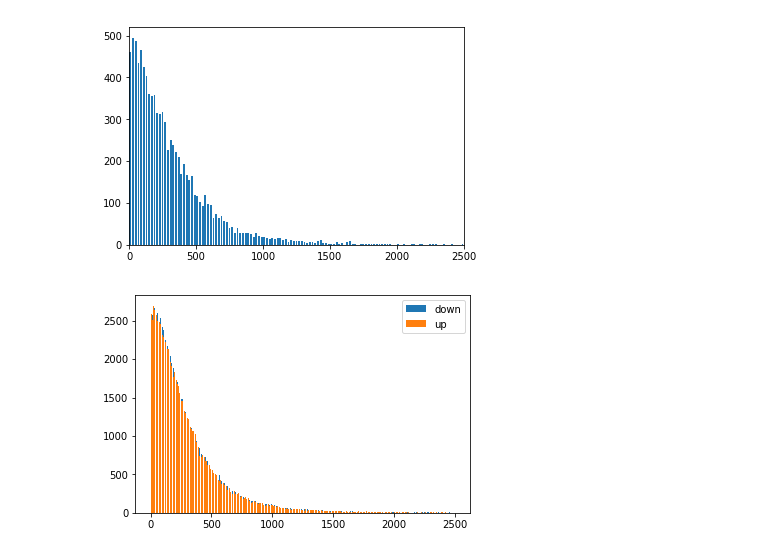
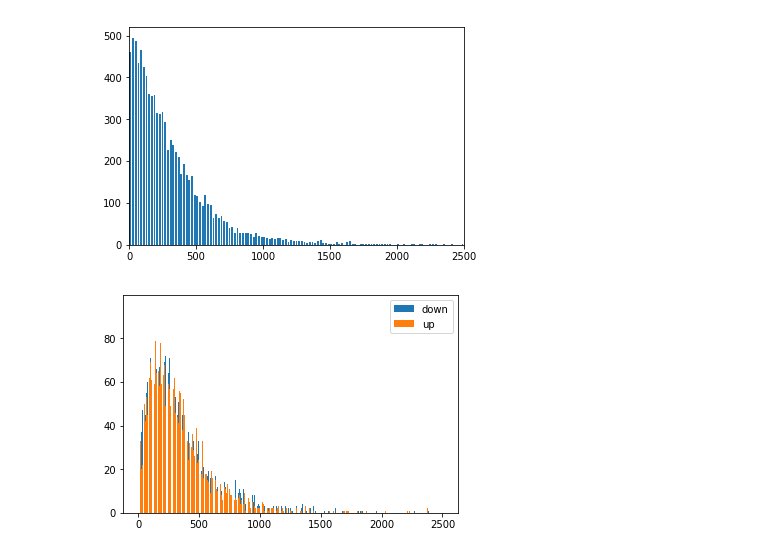
Before and after one commit to Meteoricer/OpenMP, a Jupyter notebook: diffusion_statistics.ipynb, the cells around one changed output. Saved outputs shown, nothing was run; the diff lists cells and outputs as text; code cells hidden in the pictures.

```diff
--- a/diffusion_statistics.ipynb
+++ b/diffusion_statistics.ipynb
@@ -5,10 +59,25 @@ import scipy.stats
 # %%
-f=open('diffusion_statistics.txt','r')
+f=open('depolymerization_statistics.txt','r')
 f.readline()
-up=[]
-down=[]
+depoly=[]
+
+count=0
+length=5
 for line in f.readlines():
     data=line.split()
-    up.append(data[0::4])
-    down.append(data[1::4])
+    data=np.array(data,dtype=int)
+    count+=1
+    if count>100 and count<4000:
+        temp_depoly=[]
+        for i in range(0,len(data)-length,1):
+#             up.append(data[0::4])
+#             down.append(data[1::4])
+            temp_depoly.append(sum(data[i:i+length:1])/length)
+
+
+        depoly.append(temp_depoly)
 f.close()
+averaged_depoly=np.mean(depoly,axis=0)
+plt.figure(2)
+plt.plot(averaged_depoly)
+plt.show()
@@ -14,0 +134,4 @@ f.close()
+# %%
+left=260
+right=300
+(averaged_up-averaged_down)[left:right]
@@ -15,5 +147,7 @@ f.close()
 # %%
-up=np.array(up,dtype=int)
-down=np.array(down,dtype=int)
-averaged_up=np.mean(up,axis=0)
-averaged_down=np.mean(down,axis=0)
+up=np.array(up,dtype=float)
+down=np.array(down,dtype=float)
+
+data_up=up[:,left:right]
+#data_up=data_up[data_up>0]
+data_down=down[:,left:right]
@@ -84,21 +173,20 @@ plt.show()
 # %% [output]
 [figure]
 # %%
-hist_down,bins=np.histogram(data_down[data_down>0],range=(0,2500),bins=500)
+hist_down,bins=np.histogram(data_down[data_down>0],range=(0,2500),bins=2500)
 width=0.7*(bins[1]-bins[0])
 center=(bins[:-1]+bins[1:])/2
 plt.bar(center,hist_down,align='center',width=width,label='down')
 
 
-hist_up,bins=np.histogram(data_up[data_up>0],range=(0,2500),bins=500)
+hist_up,bins=np.histogram(data_up[data_up>0],range=(0,2500),bins=2500)
 width=0.7*(bins[1]-bins[0])
 center=(bins[:-1]+bins[1:])/2
 plt.bar(center,hist_up,align='center',width=width,label='up')
 #plt.xscale('log')
 
-
 plt.legend()
 #plt.xlim([0,2500])
 plt.show()
 # %% [output]
-[figure, old version]
+[figure, new version]
```
Also changed, not shown: parts of 20 cells of this notebook.
